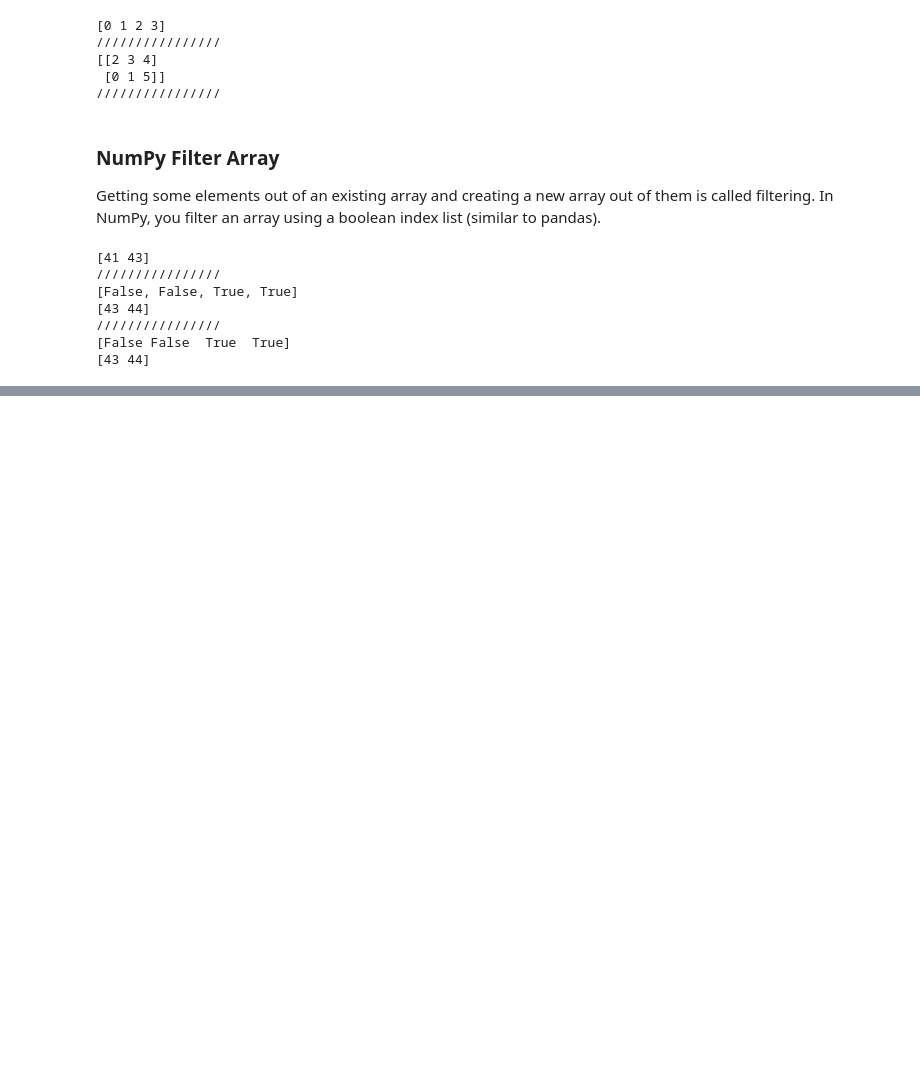
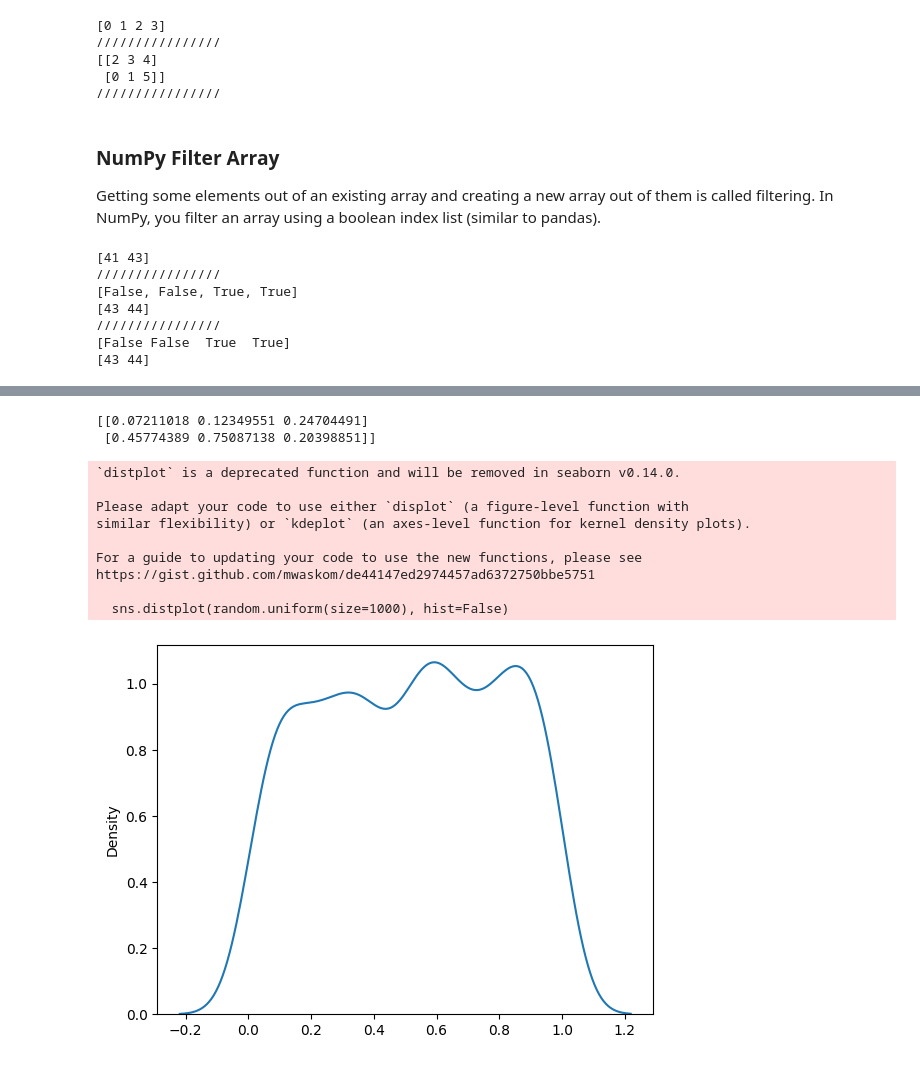
Before and after one commit to FrancoCanova01/ML, a Jupyter notebook: Others/numpy.ipynb, the cells around one changed output, grey strips where cells are left out. Cells and saved outputs as stored; diff of their text form; code cells hidden in the pictures; blank space fills up the shorter version.

```diff
--- a/Others/numpy.ipynb
+++ b/Others/numpy.ipynb
@@ -467,0 +680,25 @@ print(newarr)
+# %%
+# Uniform Distribution
+# Used to describe probability where every event has equal chances of occuring. E.g. Generation of random numbers.
+# It has three parameters:
+# a - lower bound - default 0 .0.
+# b - upper bound - default 1.0.
+# size - The shape of the returned array.
+x = random.uniform(size=(2, 3))
+print(x)
+
+sns.distplot(random.uniform(size=1000), hist=False)
+plt.show()
+# %% [output]
+[[0.07211018 0.12349551 0.24704491]
+ [0.45774389 0.75087138 0.20398851]]
+`distplot` is a deprecated function and will be removed in seaborn v0.14.0.
+
+Please adapt your code to use either `displot` (a figure-level function with
+similar flexibility) or `kdeplot` (an axes-level function for kernel density plots).
+
+For a guide to updating your code to use the new functions, please see
+https://gist.github.com/mwaskom/de44147ed2974457ad6372750bbe5751
+
+  sns.distplot(random.uniform(size=1000), hist=False)
+[figure, added]
```
Also changed, not shown: parts of 30 cells of this notebook, 7 other files.
